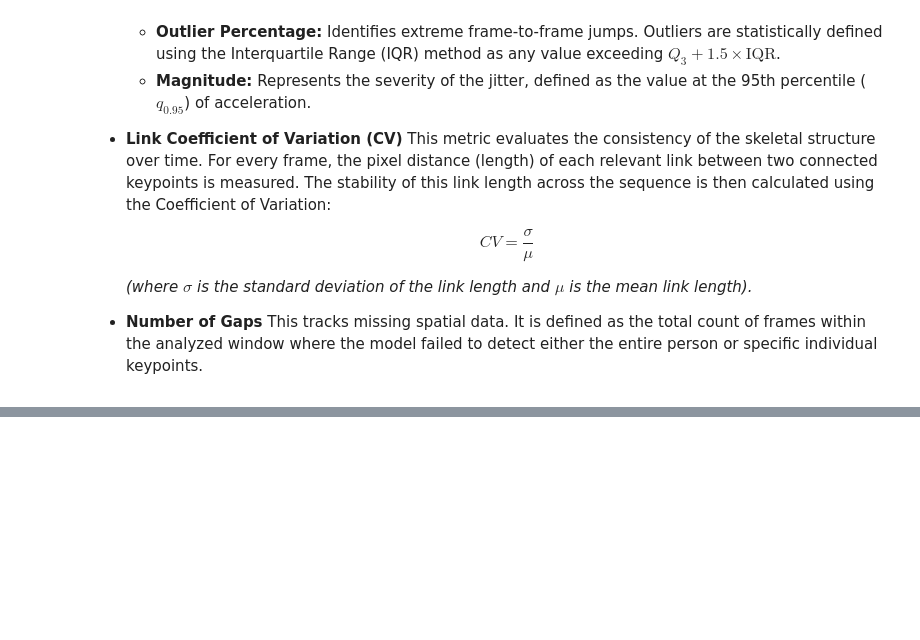
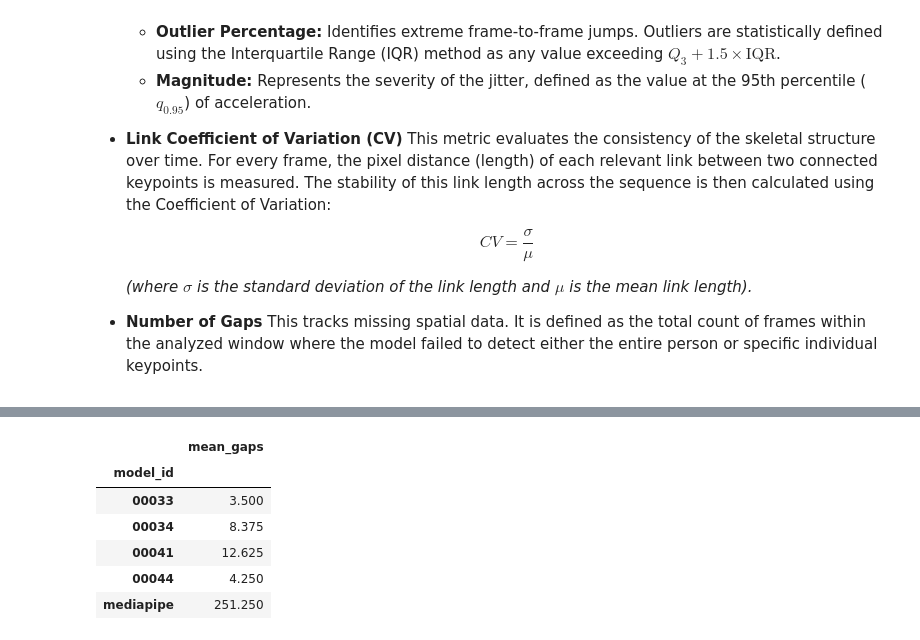
Before and after one commit to mlubneuskaya/running, a Jupyter notebook: notebooks/ray_tune_model_comparison.ipynb, the cells around one changed output, grey strips where cells are left out. Cells and saved outputs as stored; diff of their text form; code cells hidden in the pictures; blank space fills up the shorter version.

```diff
--- a/notebooks/ray_tune_model_comparison.ipynb
+++ b/notebooks/ray_tune_model_comparison.ipynb
@@ -228,9 +342,19 @@ plt.show()
 # %%
 mean_gaps_data = {}
 
 for model_id, metrics in metrics_for_model.items():
-    mean_gaps_data[model_id] = metrics['gaps']['gap_count'].mean()
-df_mean_gaps = pd.DataFrame.from_dict(mean_gaps_data, orient='index', columns=['mean_gaps'])
-df_mean_gaps.index.name = 'model_id'
+    mean_gaps_data[model_id] = metrics["gaps"]["gap_count"].mean()
+df_mean_gaps = pd.DataFrame.from_dict(
+    mean_gaps_data, orient="index", columns=["mean_gaps"]
+)
+df_mean_gaps.index.name = "model_id"
 
 df_mean_gaps
+# %% [output]
+|  | mean_gaps |
+| model_id |  |
+| 00033 | 3.500 |
+| 00034 | 8.375 |
+| 00041 | 12.625 |
+| 00044 | 4.250 |
+| mediapipe | 251.250 |
```
Also changed, not shown: parts of 13 cells of this notebook, 5 other files.
